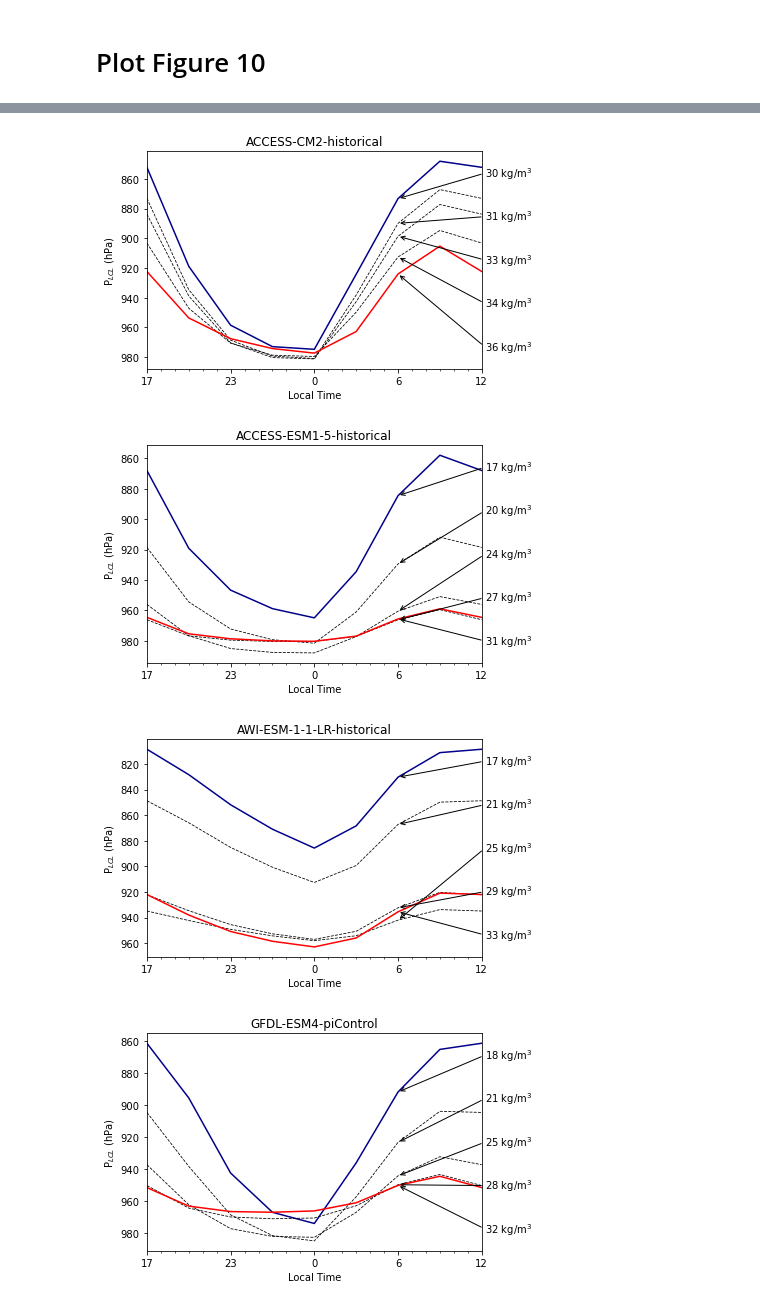
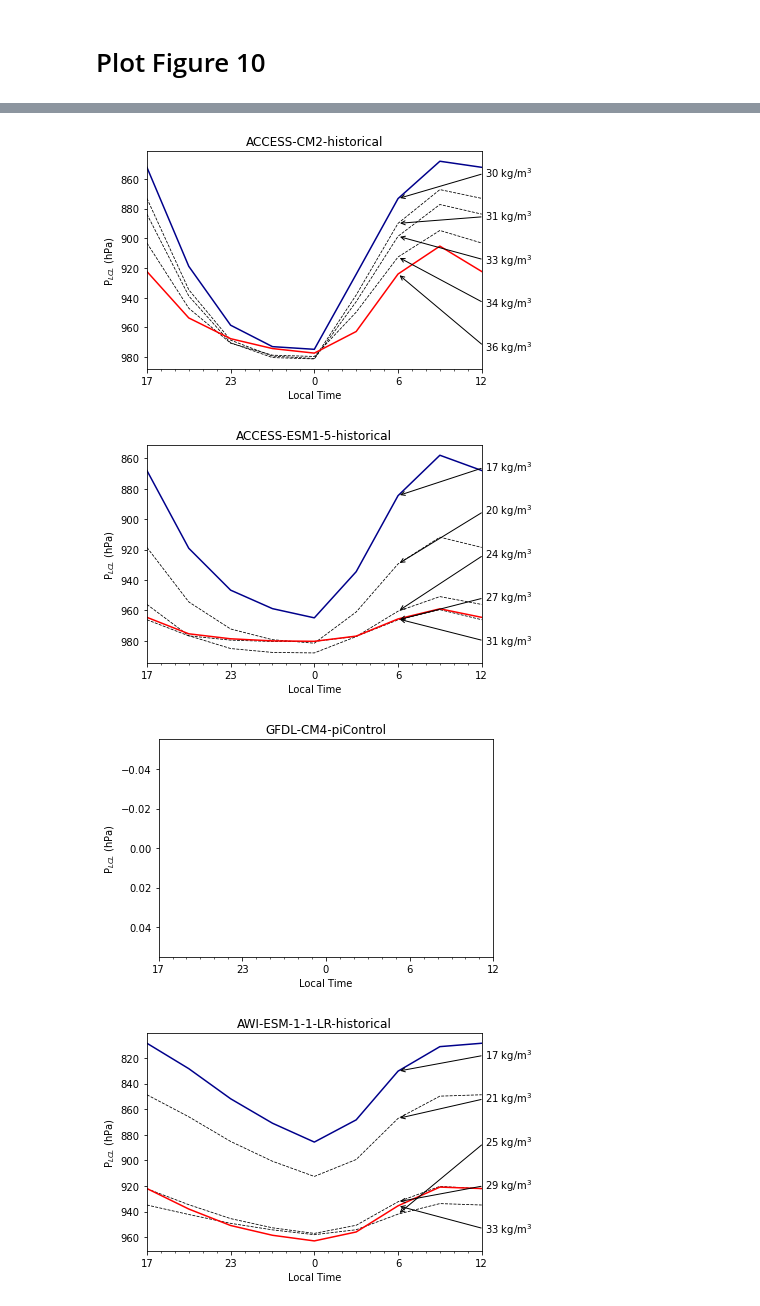
Before and after one commit to AndrewLoeppky/CMIP6_betts_intercomparison, a Jupyter notebook: plot_figure_10.ipynb, the cells around one changed output, grey strips where cells are left out. Saved outputs shown, nothing was run; the diff lists cells and outputs as text; code cells hidden in the pictures.

```diff
--- a/plot_figure_10.ipynb
+++ b/plot_figure_10.ipynb
@@ -21,4 +20,6 @@ time_convert = -7 # convert from UTC to Thompson, MB time
 # %%
-files = os.listdir("data/")
-files.remove('GFDL-CM4-piControl-fig10.nc') # this one doesnt work, need to debug
-files
+file_path = Path("data/")
+files = list(file_path.glob("*fig10*"))
+#files = os.listdir(Path("data/*fig10*"))
+#files.remove('GFDL-CM4-piControl-fig10.nc') # this one doesnt work, need to debug
+#files
@@ -32,7 +28,7 @@ ps = 100000 * units.Pa # temporary hack, should interpolate pressure from daily
 # %%
 for data in files:
     # open the data and re-convert time to cftime so xarray is happy
-    data_in = xr.open_dataset(f"data/{data}", engine="netcdf4", decode_times=False).metpy.quantify()
+    data_in = xr.open_dataset(data, engine="netcdf4", decode_times=False).metpy.quantify()
     #data_in["time"] = cftime.num2date(data_in.time, "hours since 1850-01-01 00:00:00", calendar="noleap", has_year_zero=True)
     data_in["time"] = cftime.num2date(data_in.time, "hours since 0001-01-01 03:00:00", calendar="noleap", has_year_zero=True)
 
@@ -80,33 +76,33 @@ for data in files:
         else:
             plot_kwargs = {"color":"black", "linestyle":"--", "linewidth":0.8}
 
         # append hour 24 to match hour 0
         the_time = np.append(hourly_data.hour.values, 24)
         the_lcl = np.append(plcl_hpa, plcl_hpa[0])
         ax.plot(the_time, the_lcl, **plot_kwargs)
 
 
         #the_label = ax.annotate(f"{round(key)} kg/m$^3$", (24, the_lcl[-1]))
         lposition -= 1 / 5
         ax.annotate(f"{round(key)} kg/m$^3$",
                     xy=(18, the_lcl[-3]), xycoords='data',
                     xytext=(1.01, lposition), textcoords='axes fraction',
                     arrowprops=dict(arrowstyle="->", relpos=(0,0.5)),
                     horizontalalignment='left', verticalalignment='center')
 
     # make the plot match Betts fig 11
     plt.gca().invert_yaxis()
     ax.set_xlabel("Local Time")
     ax.set_ylabel("P$_{LCL}$ (hPa)")
     ax.xaxis.set_major_locator(MultipleLocator(6))
     ax.xaxis.set_major_formatter('{x:.0f}')
     ax.xaxis.set_minor_locator(MultipleLocator(1))
     ax.set_xticks((0,6,12,18,24), labels=(17, 23, 0, 6, 12))
 
     ax.set_xlim(0,24)
-    ax.set_title(data[:-9]);
+    ax.set_title(str(data)[5:-9]);
 # %% [output]
 [figure]
 [figure]
-[figure, old version]
+[figure, new version]
-[figure, old version]
+[figure, new version]
```
Also changed, not shown: parts of 4 cells of this notebook, 14 other files.
